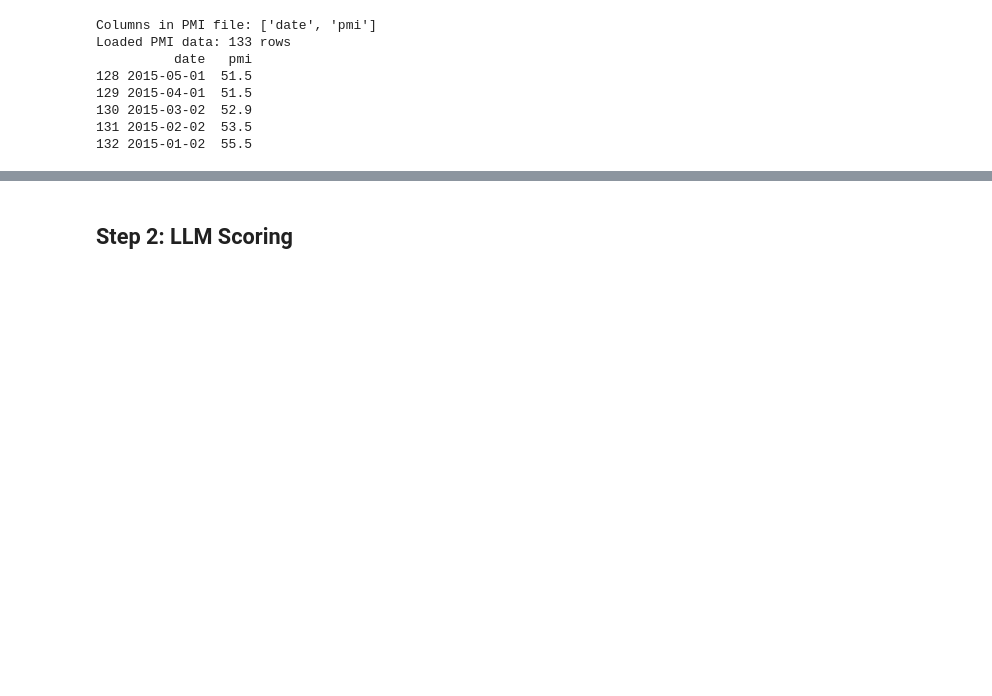
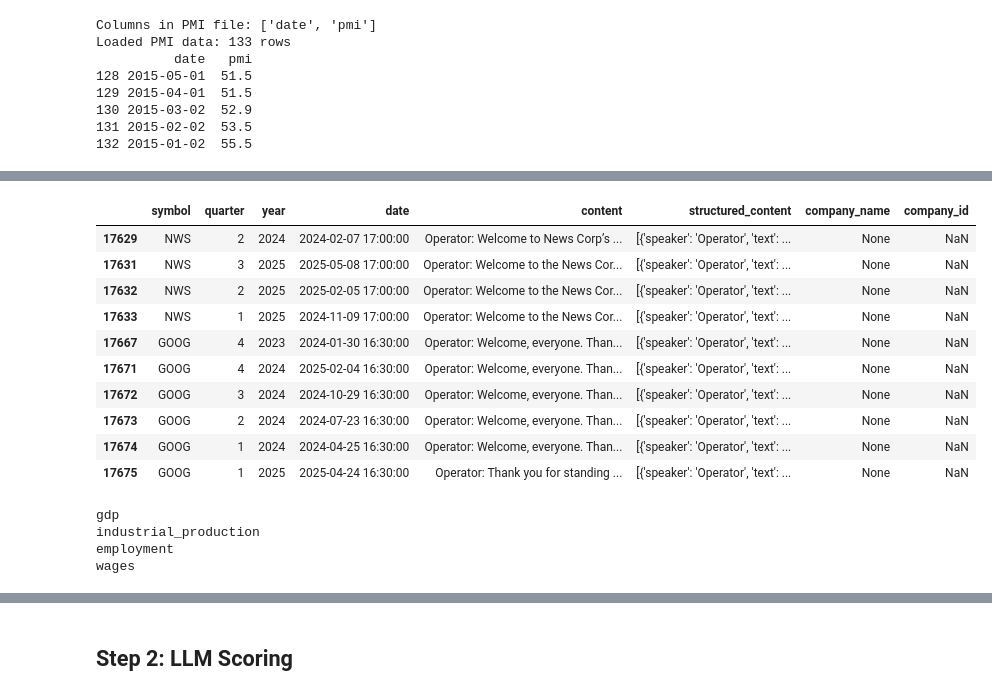
Before and after one commit to FranklineMisango/Algorithmic_Trading_and_HFT_Research, a Jupyter notebook: Algorithmic_Strategies/AI_Economy_Score_Predictor/00_full_pipeline.ipynb, the cells around one changed output, grey strips where cells are left out. Cells and saved outputs as stored; diff of their text form; code cells hidden in the pictures; blank space fills up the shorter version.

```diff
--- a/Algorithmic_Strategies/AI_Economy_Score_Predictor/00_full_pipeline.ipynb
+++ b/Algorithmic_Strategies/AI_Economy_Score_Predictor/00_full_pipeline.ipynb
@@ -71,0 +53,10 @@ sp500.head(10)
+# %%
+import pandas as pd
+from data_acquisition import DataAcquisition
+data = DataAcquisition("config.yaml")
+transcripts = data.fetch_earnings_transcripts('2015-01-01', '2026-01-01')
+print(f"Loaded {len(transcripts)} transcripts for Q1 2015")
+macro = data.fetch_macro_data('2015-01-01', '2025-12-31')
+print(f"Loaded {len(macro)} macro indicators")
+sp500 = data.fetch_sp500_constituents()
+print(f"Loaded {len(sp500)} S&P 500 stocks")
@@ -158,0 +176,11 @@ controls.head()
+# %%
+transcripts['date'] = pd.to_datetime(transcripts['date'])
+transcripts_2024_2025 = transcripts[
+    (transcripts['date'] >= '2024-01-01') &
+    (transcripts['date'] <= '2025-12-31')
+].copy()
+
+print(f"Filtered to {len(transcripts_2024_2025)} transcripts (2024-2025)")
+print(f"Date range: {transcripts_2024_2025['date'].min()} to {transcripts_2024_2025['date'].max()}")
+print(f"\nBreakdown by year:")
+print(transcripts_2024_2025['year'].value_counts().sort_index())
@@ -158,0 +197,22 @@ controls.head()
+# %%
+transcripts_2024_2025.tail(10)
+# %% [output]
+|  | symbol | quarter | year | date | content | structured_content | company_name | company_id |
+| 17629 | NWS | 2 | 2024 | 2024-02-07 17:00:00 | Operator: Welcome to News Corp’s ... | [{'speaker': 'Operator', 'text': ... | None | NaN |
+| 17631 | NWS | 3 | 2025 | 2025-05-08 17:00:00 | Operator: Welcome to the News Cor... | [{'speaker': 'Operator', 'text': ... | None | NaN |
+| 17632 | NWS | 2 | 2025 | 2025-02-05 17:00:00 | Operator: Welcome to the News Cor... | [{'speaker': 'Operator', 'text': ... | None | NaN |
+| 17633 | NWS | 1 | 2025 | 2024-11-09 17:00:00 | Operator: Welcome to the News Cor... | [{'speaker': 'Operator', 'text': ... | None | NaN |
+| 17667 | GOOG | 4 | 2023 | 2024-01-30 16:30:00 | Operator: Welcome, everyone. Than... | [{'speaker': 'Operator', 'text': ... | None | NaN |
+| 17671 | GOOG | 4 | 2024 | 2025-02-04 16:30:00 | Operator: Welcome, everyone. Than... | [{'speaker': 'Operator', 'text': ... | None | NaN |
+| 17672 | GOOG | 3 | 2024 | 2024-10-29 16:30:00 | Operator: Welcome, everyone. Than... | [{'speaker': 'Operator', 'text': ... | None | NaN |
+| 17673 | GOOG | 2 | 2024 | 2024-07-23 16:30:00 | Operator: Welcome, everyone. Than... | [{'speaker': 'Operator', 'text': ... | None | NaN |
+| 17674 | GOOG | 1 | 2024 | 2024-04-25 16:30:00 | Operator: Welcome, everyone. Than... | [{'speaker': 'Operator', 'text': ... | None | NaN |
+| 17675 | GOOG | 1 | 2025 | 2025-04-24 16:30:00 | Operator: Thank you for standing ... | [{'speaker': 'Operator', 'text': ... | None | NaN |
+# %%
+for k in macro_data:
+    print(k)
+# %% [output]
+gdp
+industrial_production
+employment
+wages
```
Also changed, not shown: parts of 25 cells of this notebook, 6 other files.
